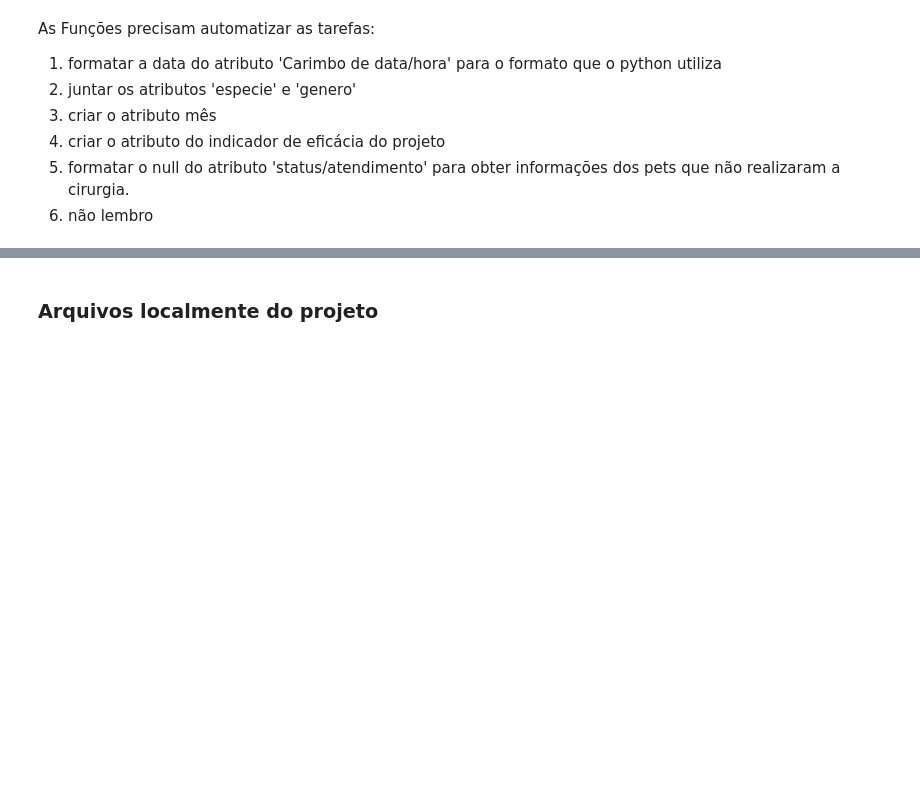
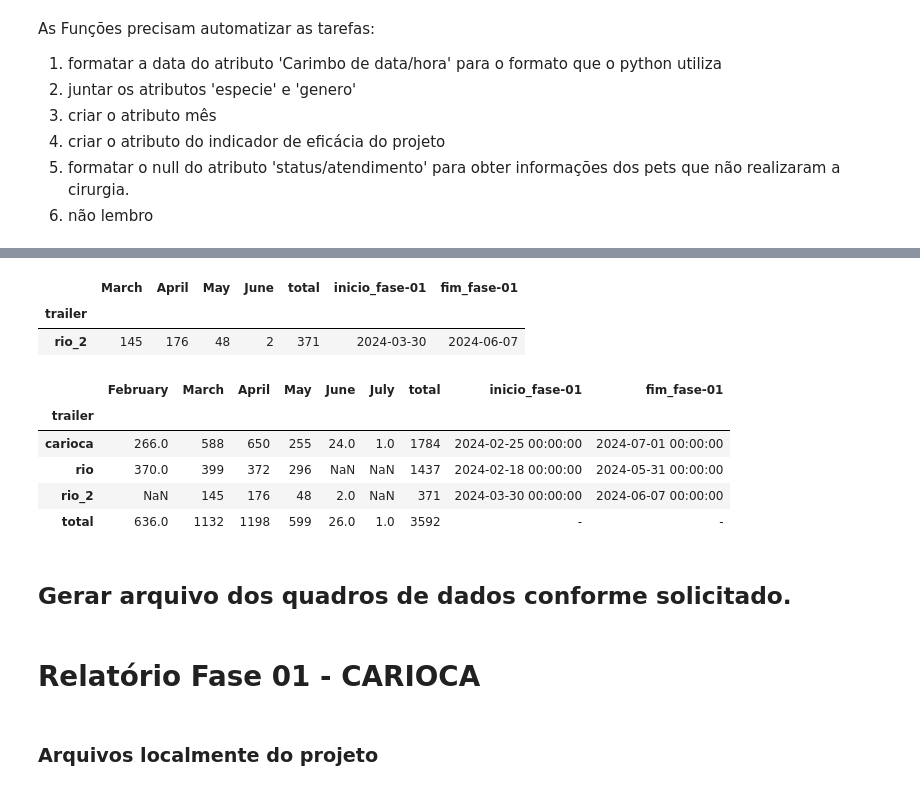
Before and after one commit to linounirio/acaocidada, a Jupyter notebook: relat_fase01.ipynb, the cells around one changed output, grey strips where cells are left out. Drawn from its saved outputs; the diff is of its cells as text; code cells hidden in the pictures; blank space fills up the shorter version.

```diff
--- a/relat_fase01.ipynb
+++ b/relat_fase01.ipynb
@@ -27,0 +161,26 @@ As Funções precisam automatizar as tarefas:
+# %%
+rio_2_meses
+# %% [output]
+|  | March | April | May | June | total | inicio_fase-01 | fim_fase-01 |
+| trailer |  |  |  |  |  |  |  |
+| rio_2 | 145 | 176 | 48 | 2 | 371 | 2024-03-30 | 2024-06-07 |
+# %%
+frames_meses = [carioca_meses, rio_meses, rio_2_meses]
+# %%
+meses = concat(frames_meses)
+# %%
+#criação da linha de totais
+meses.loc[['total'],['inicio_fase-01','fim_fase-01']]= '-'
+# %%
+meses.loc['total'] = list(meses[['February', 'March','April', 'May', 'June', 'July','total']].sum(axis=0))+['-','-']
+# %%
+meses
+# %% [output]
+|  | February | March | April | May | June | July | total | inicio_fase-01 | fim_fase-01 |
+| trailer |  |  |  |  |  |  |  |  |  |
+| carioca | 266.0 | 588 | 650 | 255 | 24.0 | 1.0 | 1784 | 2024-02-25 00:00:00 | 2024-07-01 00:00:00 |
+| rio | 370.0 | 399 | 372 | 296 | NaN | NaN | 1437 | 2024-02-18 00:00:00 | 2024-05-31 00:00:00 |
+| rio_2 | NaN | 145 | 176 | 48 | 2.0 | NaN | 371 | 2024-03-30 00:00:00 | 2024-06-07 00:00:00 |
+| total | 636.0 | 1132 | 1198 | 599 | 26.0 | 1.0 | 3592 | - | - |
+# %% [markdown]
+## Gerar arquivo dos quadros de dados conforme solicitado.
@@ -28,3 +192,5 @@ As Funções precisam automatizar as tarefas:
+# %% [markdown]
+# Relatório Fase 01 - CARIOCA
 # %% [markdown]
 ### Arquivos localmente do projeto
 # %%
```
Also changed, not shown: parts of 154 cells of this notebook.
